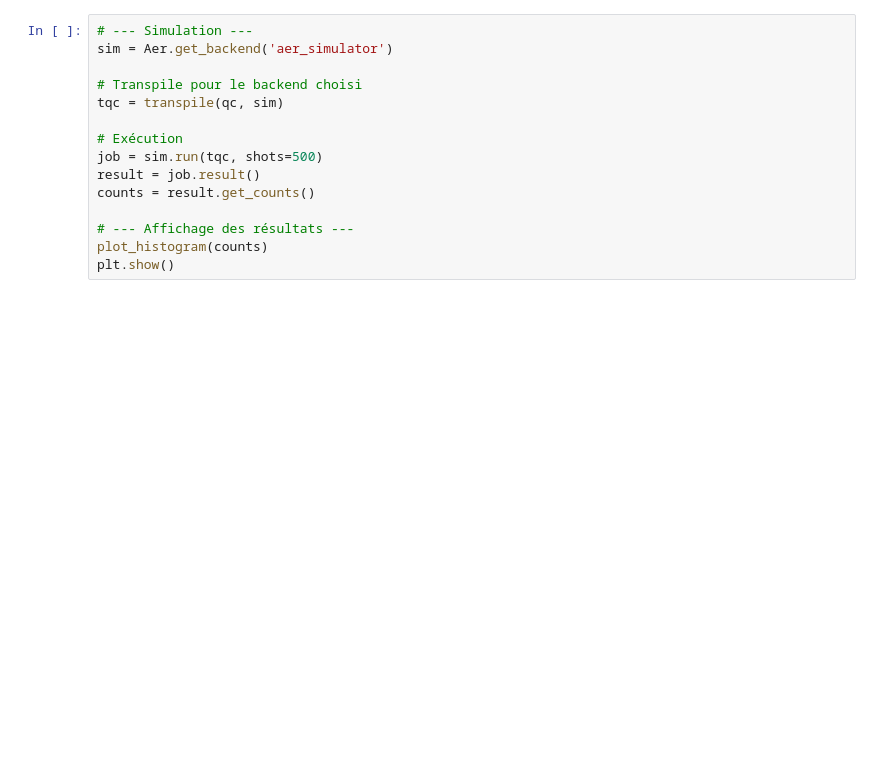
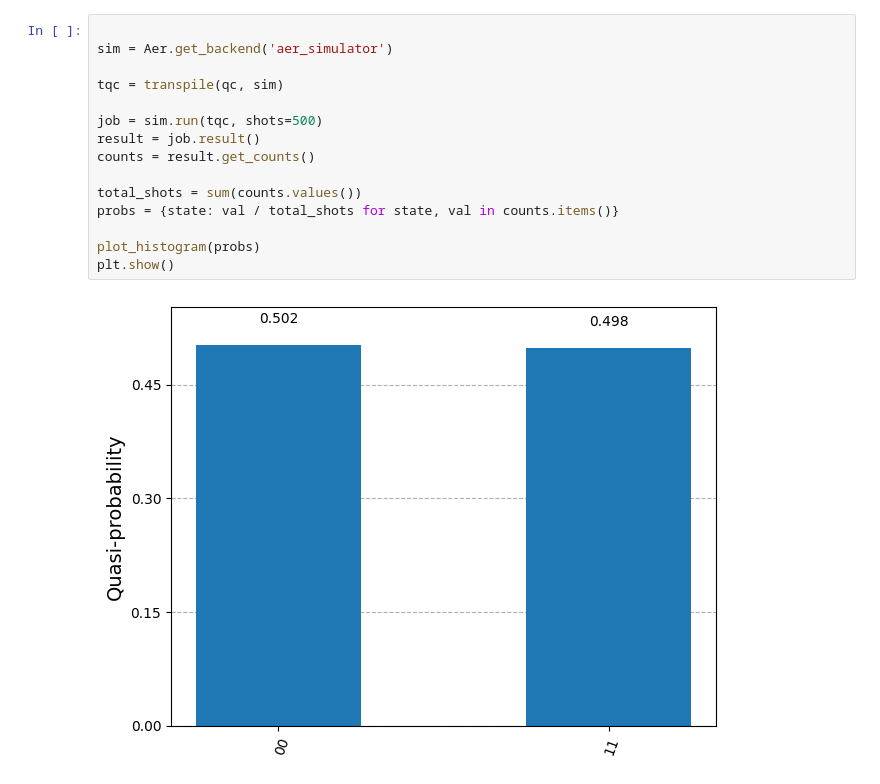
Before and after one commit to bepoisso/42-Ftl-Quantum, a Jupyter notebook: ex01_entanglement.ipynb, the cells around one changed output. Cells and saved outputs as stored; diff of their text form; blank space fills up the shorter version.

```diff
--- a/ex01_entanglement.ipynb
+++ b/ex01_entanglement.ipynb
@@ -16,15 +19,17 @@ MissingOptionalLibraryError: "The 'pylatexenc' library is required to use 'Matpl
 # %%
-# --- Simulation ---
+
 sim = Aer.get_backend('aer_simulator')
 
-# Transpile pour le backend choisi
 tqc = transpile(qc, sim)
 
-# Exécution
 job = sim.run(tqc, shots=500)
 result = job.result()
 counts = result.get_counts()
 
-# --- Affichage des résultats ---
-plot_histogram(counts)
+total_shots = sum(counts.values())
+probs = {state: val / total_shots for state, val in counts.items()}
+
+plot_histogram(probs)
 plt.show()
+# %% [output]
+[figure, added]
```
Also changed, not shown: parts of 2 cells of this notebook, 1 other file.
